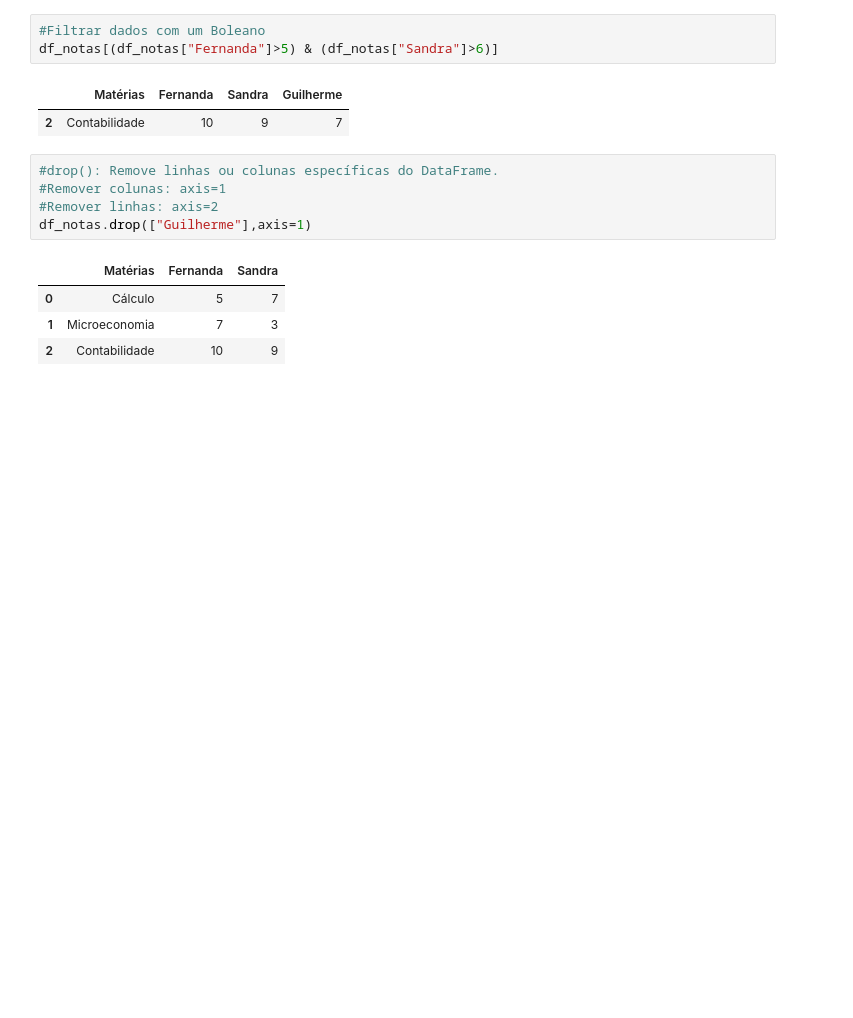
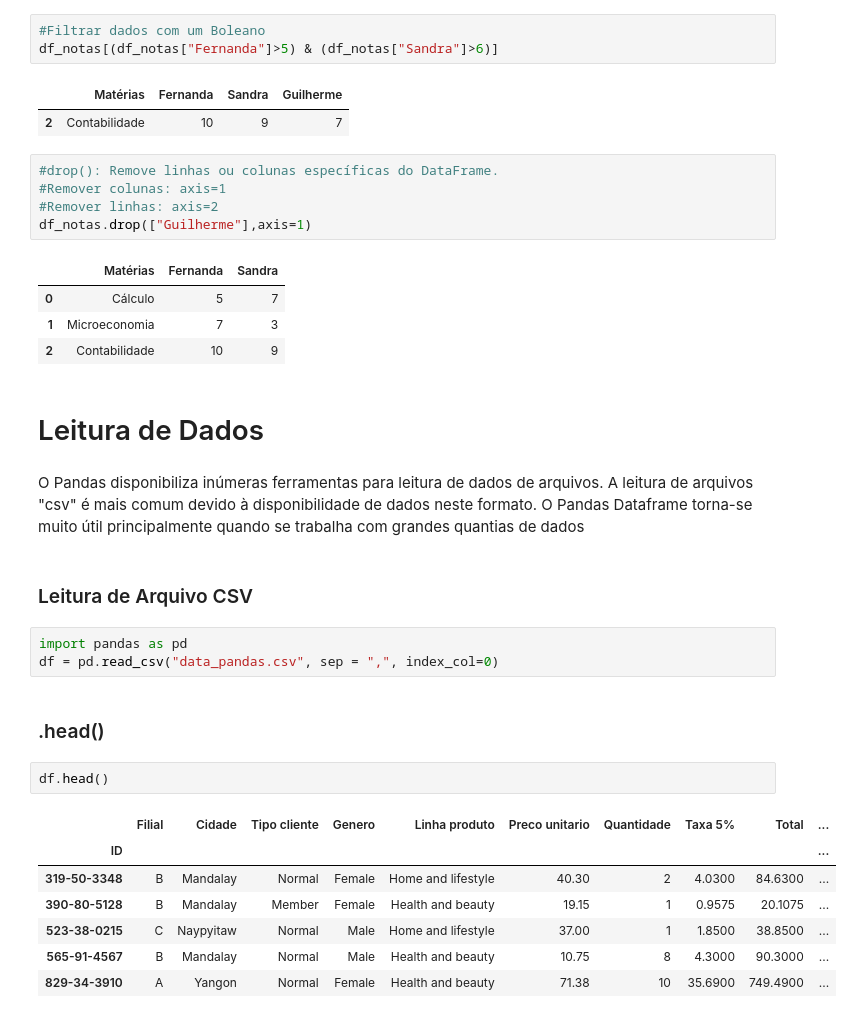
Before and after one commit to vitor-tatiama/CursoPython-Grupo2, a Jupyter notebook: apresentacao_pandas.ipynb, the cells around one changed output. Drawn from its saved outputs; the diff is of its cells as text; blank space fills up the shorter version.

```diff
--- a/apresentacao_pandas.ipynb
+++ b/apresentacao_pandas.ipynb
@@ -157,3 +157,24 @@ df_notas.drop(["Guilherme"],axis=1)
 | 0 | Cálculo | 5 | 7 |
 | 1 | Microeconomia | 7 | 3 |
 | 2 | Contabilidade | 10 | 9 |
+# %% [markdown]
+# Leitura de Dados
+# %% [markdown]
+O Pandas disponibiliza inúmeras ferramentas para leitura de dados de arquivos. A leitura de arquivos "csv" é mais comum devido à disponibilidade de dados neste formato. O Pandas Dataframe torna-se muito útil principalmente quando se trabalha com grandes quantias de dados
+# %% [markdown]
+### Leitura de Arquivo CSV
+# %%
+import pandas as pd
+df = pd.read_csv("data_pandas.csv", sep = ",", index_col=0)
+# %% [markdown]
+### .head()
+# %%
+df.head()
+# %% [output]
+|  | Filial | Cidade | Tipo cliente | Genero | Linha produto | Preco unitario | Quantidade | Taxa 5% | Total | ... |
+| ID |  |  |  |  |  |  |  |  |  | ... |
+| 319-50-3348 | B | Mandalay | Normal | Female | Home and lifestyle | 40.30 | 2 | 4.0300 | 84.6300 | ... |
+| 390-80-5128 | B | Mandalay | Member | Female | Health and beauty | 19.15 | 1 | 0.9575 | 20.1075 | ... |
+| 523-38-0215 | C | Naypyitaw | Normal | Male | Home and lifestyle | 37.00 | 1 | 1.8500 | 38.8500 | ... |
+| 565-91-4567 | B | Mandalay | Normal | Male | Health and beauty | 10.75 | 8 | 4.3000 | 90.3000 | ... |
+| 829-34-3910 | A | Yangon | Normal | Female | Health and beauty | 71.38 | 10 | 35.6900 | 749.4900 | ... |
```
Also changed, not shown: parts of 20 cells of this notebook.
